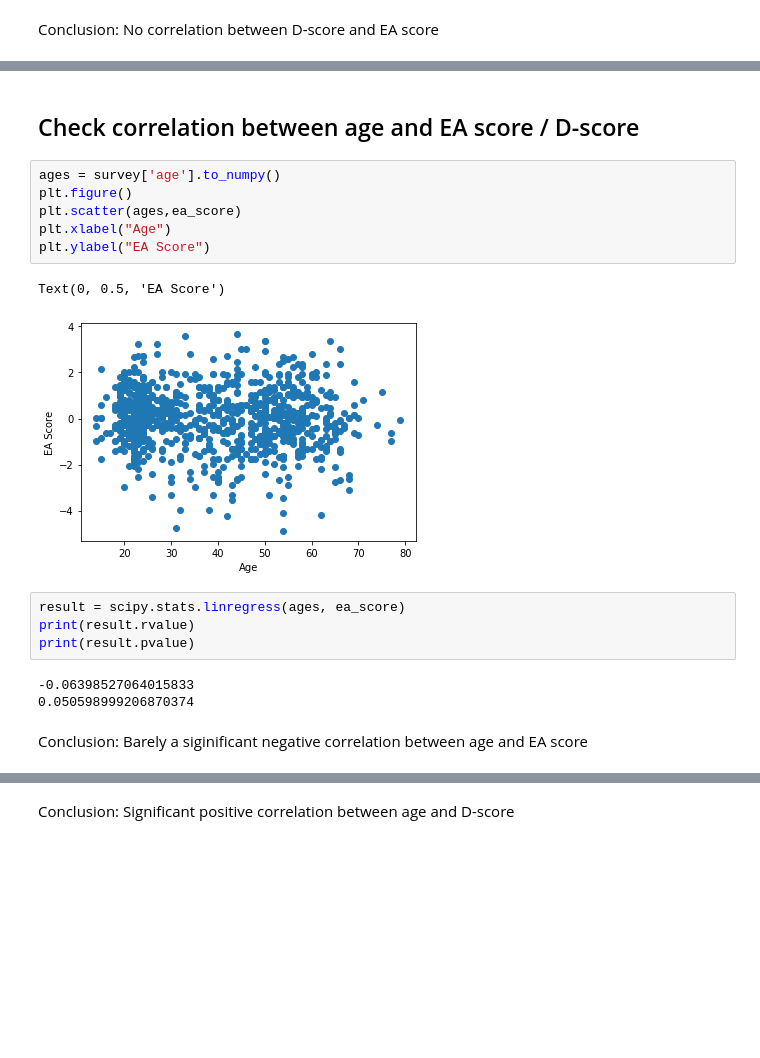
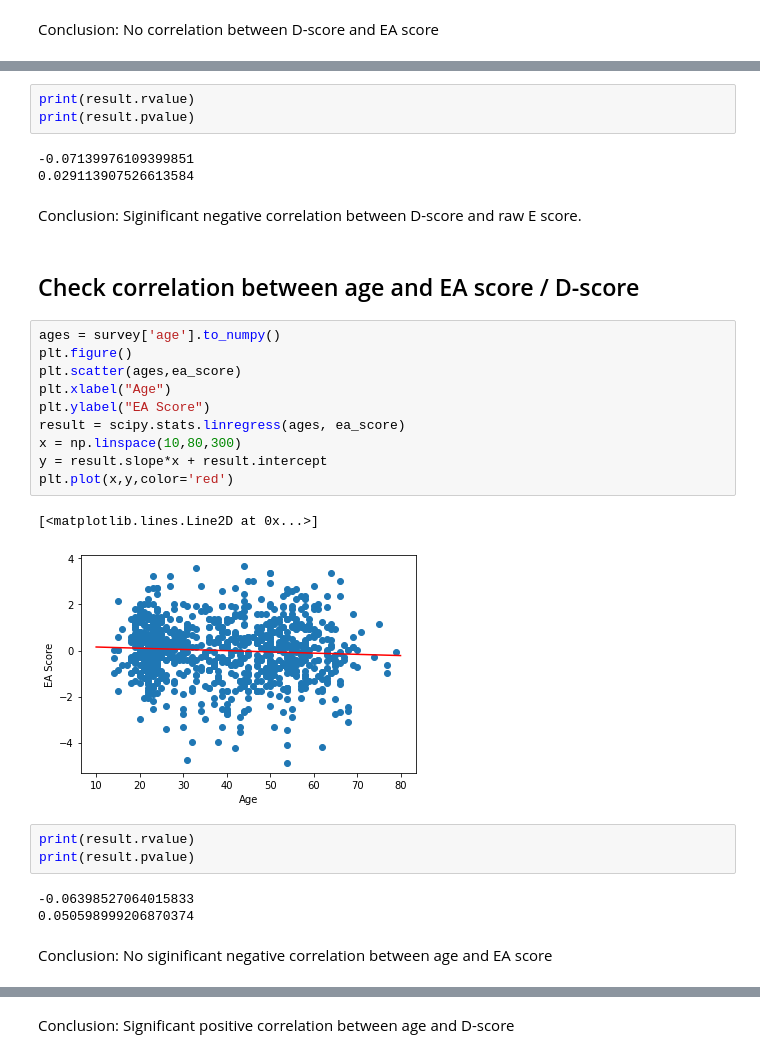
Before and after one commit to liliaellouz/empathy-analysis, a Jupyter notebook: Data_Analysis.ipynb, the cells around one changed output, grey strips where cells are left out. Saved outputs shown, nothing was run; the diff lists cells and outputs as text; blank space fills up the shorter version.

```diff
--- a/Data_Analysis.ipynb
+++ b/Data_Analysis.ipynb
@@ -127,20 +194,31 @@ Conclusion: No correlation between D-score and EA score
+# %%
+print(result.rvalue)
+print(result.pvalue)
+# %% [output]
+-0.07139976109399851
+0.029113907526613584
+# %% [markdown]
+Conclusion: Siginificant negative correlation between D-score and raw E score.
 # %% [markdown]
 ## Check correlation between age and EA score / D-score
 # %%
 ages = survey['age'].to_numpy()
 plt.figure()
 plt.scatter(ages,ea_score)
 plt.xlabel("Age")
 plt.ylabel("EA Score")
+result = scipy.stats.linregress(ages, ea_score)
+x = np.linspace(10,80,300)
+y = result.slope*x + result.intercept
+plt.plot(x,y,color='red')
 # %% [output]
-Text(0, 0.5, 'EA Score')
+[<matplotlib.lines.Line2D at 0x...>]
-[figure, old version]
+[figure, new version]
 # %%
-result = scipy.stats.linregress(ages, ea_score)
 print(result.rvalue)
 print(result.pvalue)
 # %% [output]
 -0.06398527064015833
 0.050598999206870374
 # %% [markdown]
-Conclusion: Barely a siginificant negative correlation between age and EA score
+Conclusion: No siginificant negative correlation between age and EA score
```
Also changed, not shown: parts of 53 cells of this notebook, 1 other file.
